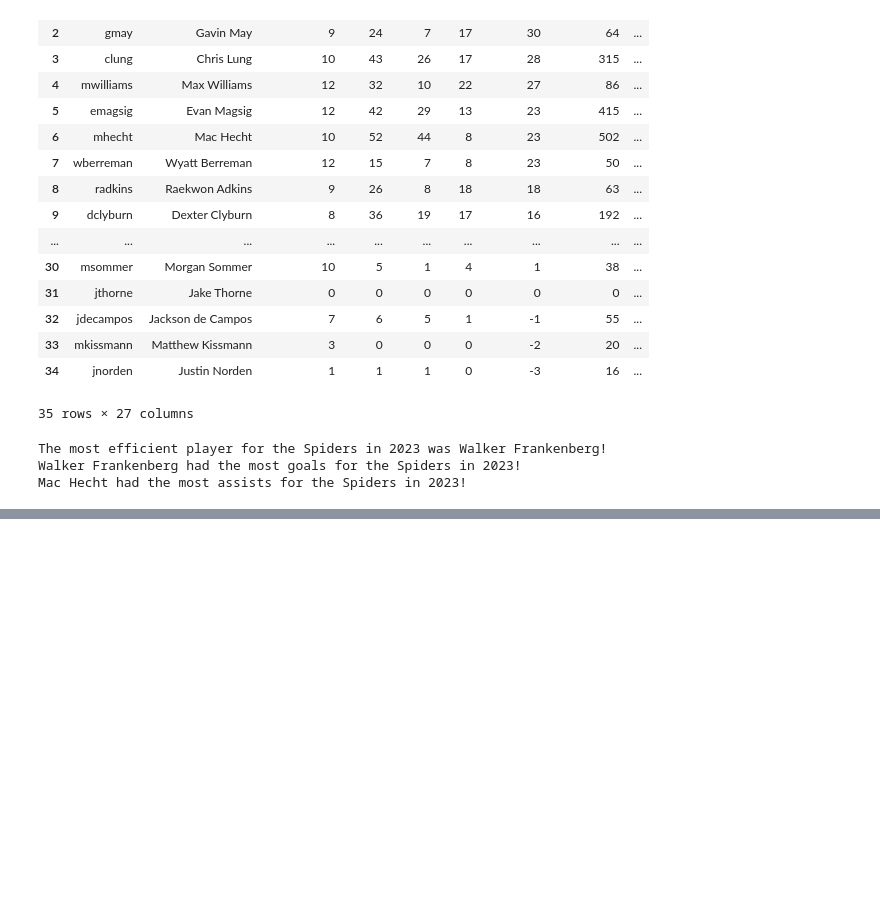
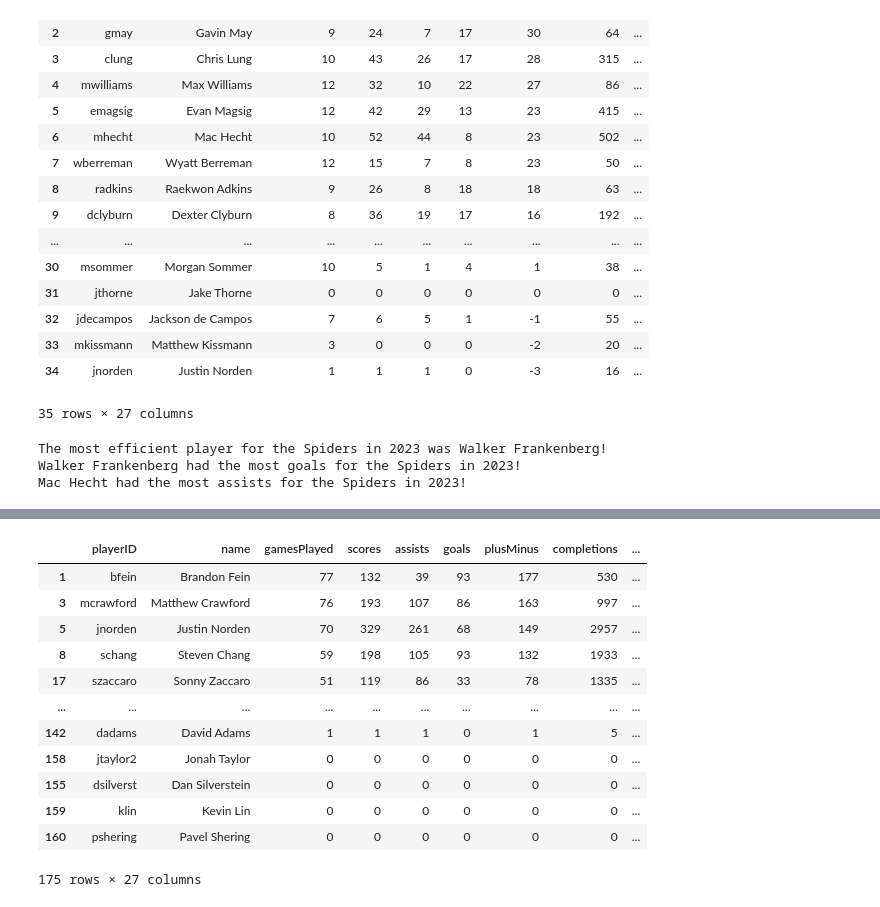
Before and after one commit to RidgeH/audldatavisualization, a Jupyter notebook: AUDL Data Notebook.ipynb, the cells around one changed output, grey strips where cells are left out. Drawn from its saved outputs; the diff is of its cells as text; code cells hidden in the pictures; blank space fills up the shorter version.

```diff
--- a/AUDL Data Notebook.ipynb
+++ b/AUDL Data Notebook.ipynb
@@ -48,0 +66,17 @@ Mac Hecht had the most assists for the Spiders in 2023!
+# %%
+lifetime_games = spiders_lifetime.sort_values(by= ['gamesPlayed'], ascending=False)
+lifetime_games
+# %% [output]
+|  | playerID | name | gamesPlayed | scores | assists | goals | plusMinus | completions | ... |
+| 1 | bfein | Brandon Fein | 77 | 132 | 39 | 93 | 177 | 530 | ... |
+| 3 | mcrawford | Matthew Crawford | 76 | 193 | 107 | 86 | 163 | 997 | ... |
+| 5 | jnorden | Justin Norden | 70 | 329 | 261 | 68 | 149 | 2957 | ... |
+| 8 | schang | Steven Chang | 59 | 198 | 105 | 93 | 132 | 1933 | ... |
+| 17 | szaccaro | Sonny Zaccaro | 51 | 119 | 86 | 33 | 78 | 1335 | ... |
+| ... | ... | ... | ... | ... | ... | ... | ... | ... | ... |
+| 142 | dadams | David Adams | 1 | 1 | 1 | 0 | 1 | 5 | ... |
+| 158 | jtaylor2 | Jonah Taylor | 0 | 0 | 0 | 0 | 0 | 0 | ... |
+| 155 | dsilverst | Dan Silverstein | 0 | 0 | 0 | 0 | 0 | 0 | ... |
+| 159 | klin | Kevin Lin | 0 | 0 | 0 | 0 | 0 | 0 | ... |
+| 160 | pshering | Pavel Shering | 0 | 0 | 0 | 0 | 0 | 0 | ... |
+175 rows × 27 columns
```
Also changed, not shown: parts of 1 cell of this notebook.
